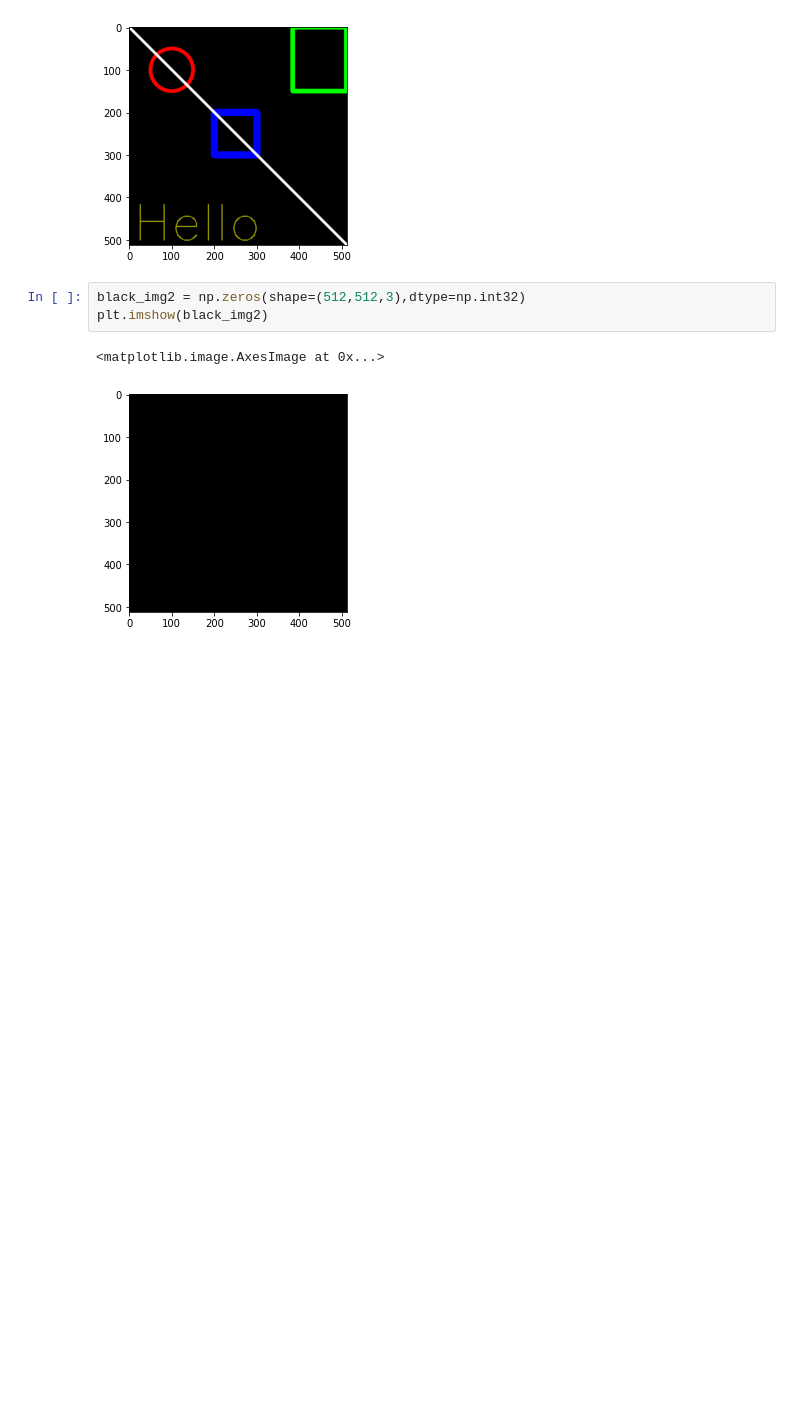
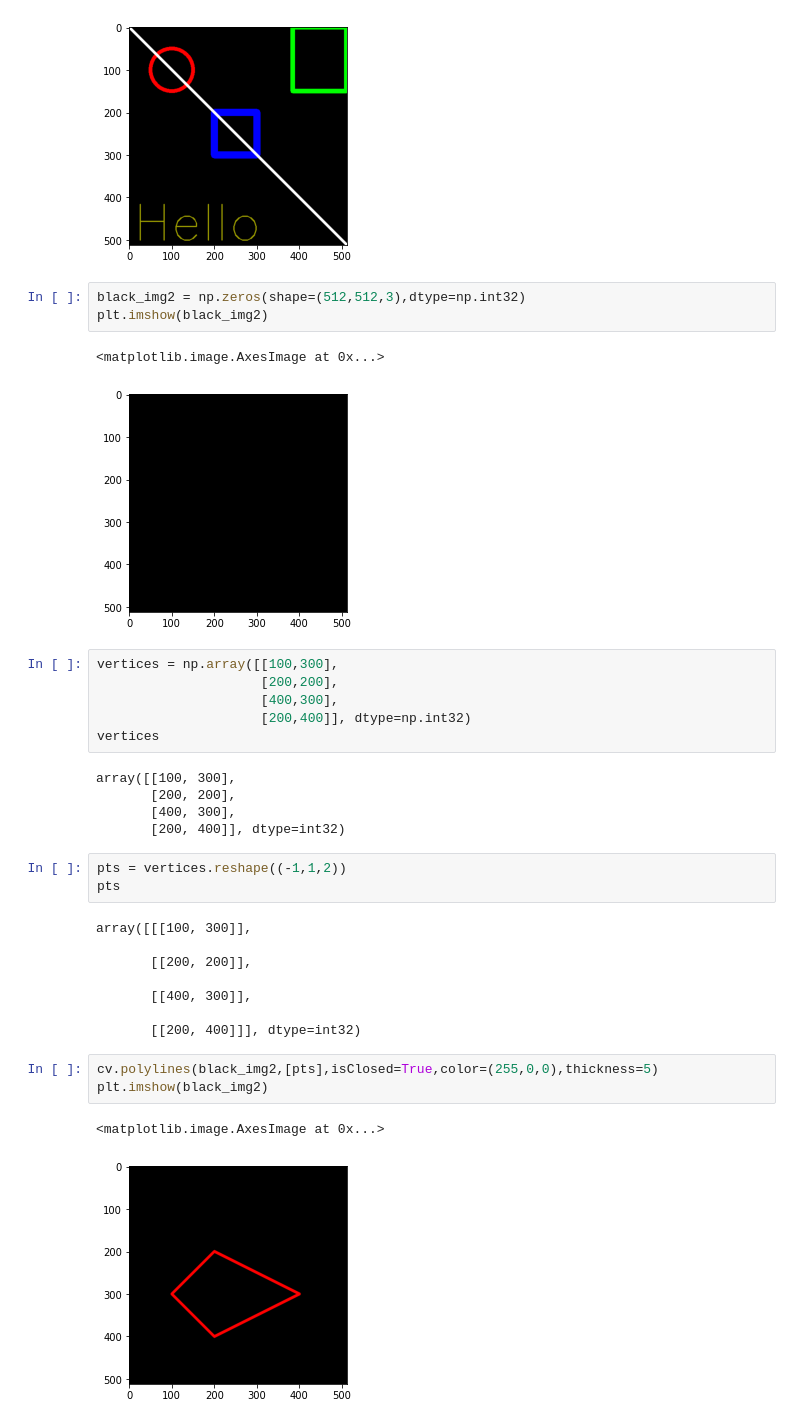
Before and after one commit to raihanrach/PCVK_Genap_2021, a Jupyter notebook: week2.ipynb, the cells around one changed output. Saved outputs shown, nothing was run; the diff lists cells and outputs as text; blank space fills up the shorter version.

```diff
--- a/week2.ipynb
+++ b/week2.ipynb
@@ -102,3 +102,31 @@ plt.imshow(black_img2)
 # %% [output]
 <matplotlib.image.AxesImage at 0x...>
 [figure]
+# %%
+vertices = np.array([[100,300],
+                     [200,200],
+                     [400,300],
+                     [200,400]], dtype=np.int32)
+vertices
+# %% [output]
+array([[100, 300],
+       [200, 200],
+       [400, 300],
+       [200, 400]], dtype=int32)
+# %%
+pts = vertices.reshape((-1,1,2))
+pts
+# %% [output]
+array([[[100, 300]],
+
+       [[200, 200]],
+
+       [[400, 300]],
+
+       [[200, 400]]], dtype=int32)
+# %%
+cv.polylines(black_img2,[pts],isClosed=True,color=(255,0,0),thickness=5)
+plt.imshow(black_img2)
+# %% [output]
+<matplotlib.image.AxesImage at 0x...>
+[figure, added]
```
